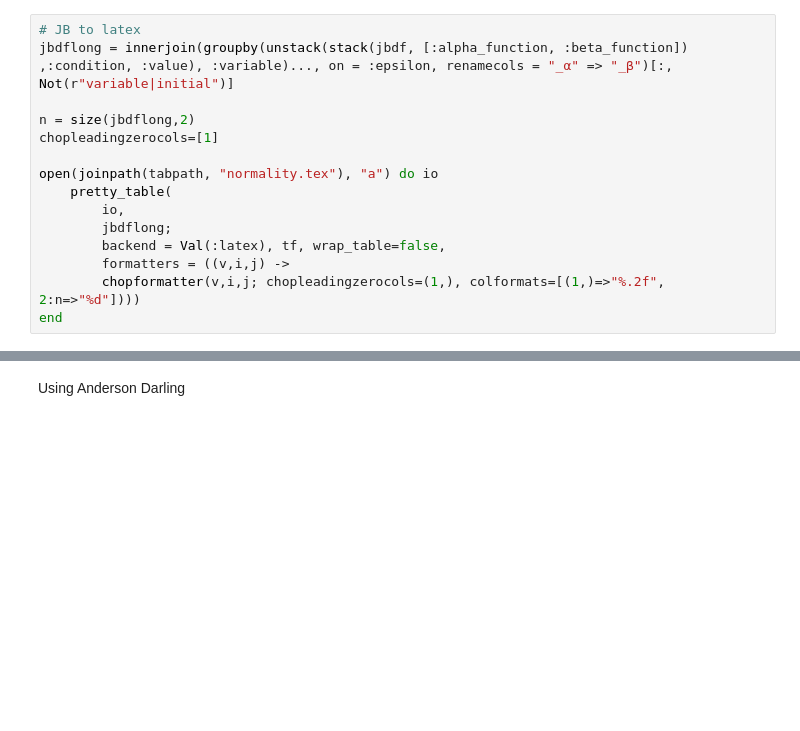
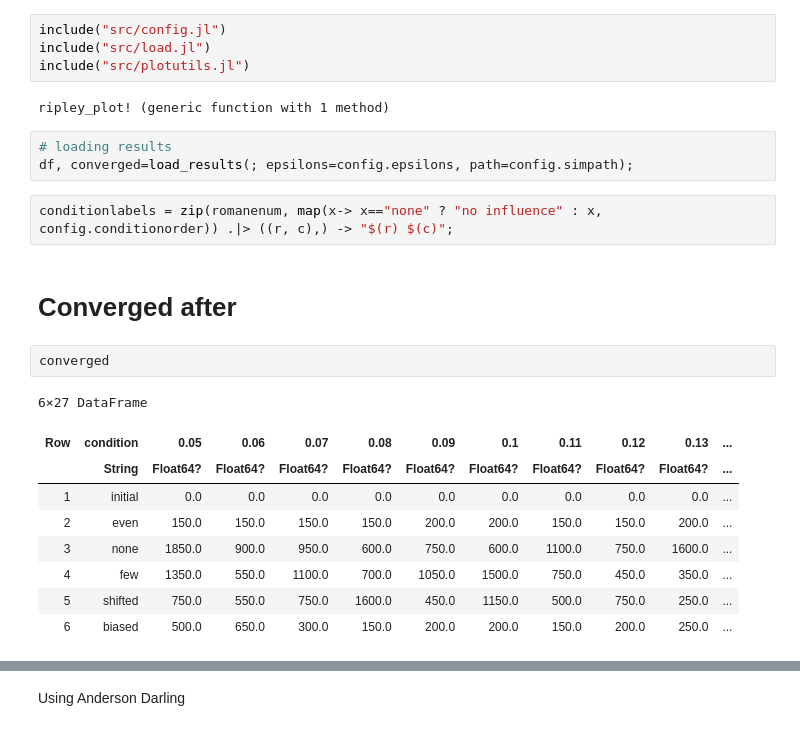
Before and after one commit to ethz-coss/artefacts-and-worldview, a Jupyter notebook: artefact_influence.ipynb, the cells around one changed output, grey strips where cells are left out. Drawn from its saved outputs; the diff is of its cells as text; blank space fills up the shorter version.

```diff
--- a/artefact_influence.ipynb
+++ b/artefact_influence.ipynb
@@ -233,15 +1,25 @@ jbdfpvals[jbdfpvals[:, 3] .> .001 .|| jbdfpvals[:, 4] .> .001 ,:]
-# %%
-# JB to latex
-jbdflong = innerjoin(groupby(unstack(stack(jbdf, [:alpha_function, :beta_function]) ,:condition, :value), :variable)..., on = :epsilon, renamecols = "_α" => "_β")[:, Not(r"variable|initial")]
-
-n = size(jbdflong,2)
-chopleadingzerocols=[1]
-
-open(joinpath(tabpath, "normality.tex"), "a") do io
-    pretty_table(
-        io,
-        jbdflong;
-        backend = Val(:latex), tf, wrap_table=false,
-        formatters = ((v,i,j) ->
-        chopformatter(v,i,j; chopleadingzerocols=(1,), colformats=[(1,)=>"%.2f", 2:n=>"%d"])))
-end
+# %%
+include("src/config.jl")
+include("src/load.jl")
+include("src/plotutils.jl")
+# %% [output]
+ripley_plot! (generic function with 1 method)
+# %%
+# loading results
+df, converged=load_results(; epsilons=config.epsilons, path=config.simpath);
+# %%
+conditionlabels = zip(romanenum, map(x-> x=="none" ? "no influence" : x, config.conditionorder)) .|> ((r, c),) -> "$(r) $(c)";
+# %% [markdown]
+# Converged after
+# %%
+converged
+# %% [output]
+6×27 DataFrame
+| Row | condition | 0.05 | 0.06 | 0.07 | 0.08 | 0.09 | 0.1 | 0.11 | 0.12 | 0.13 | ... |
+|  | String | Float64? | Float64? | Float64? | Float64? | Float64? | Float64? | Float64? | Float64? | Float64? | ... |
+| 1 | initial | 0.0 | 0.0 | 0.0 | 0.0 | 0.0 | 0.0 | 0.0 | 0.0 | 0.0 | ... |
+| 2 | even | 150.0 | 150.0 | 150.0 | 150.0 | 200.0 | 200.0 | 150.0 | 150.0 | 200.0 | ... |
+| 3 | none | 1850.0 | 900.0 | 950.0 | 600.0 | 750.0 | 600.0 | 1100.0 | 750.0 | 1600.0 | ... |
+| 4 | few | 1350.0 | 550.0 | 1100.0 | 700.0 | 1050.0 | 1500.0 | 750.0 | 450.0 | 350.0 | ... |
+| 5 | shifted | 750.0 | 550.0 | 750.0 | 1600.0 | 450.0 | 1150.0 | 500.0 | 750.0 | 250.0 | ... |
+| 6 | biased | 500.0 | 650.0 | 300.0 | 150.0 | 200.0 | 200.0 | 150.0 | 200.0 | 250.0 | ... |
```
Also changed, not shown: parts of 43 cells of this notebook, 9 other files.
